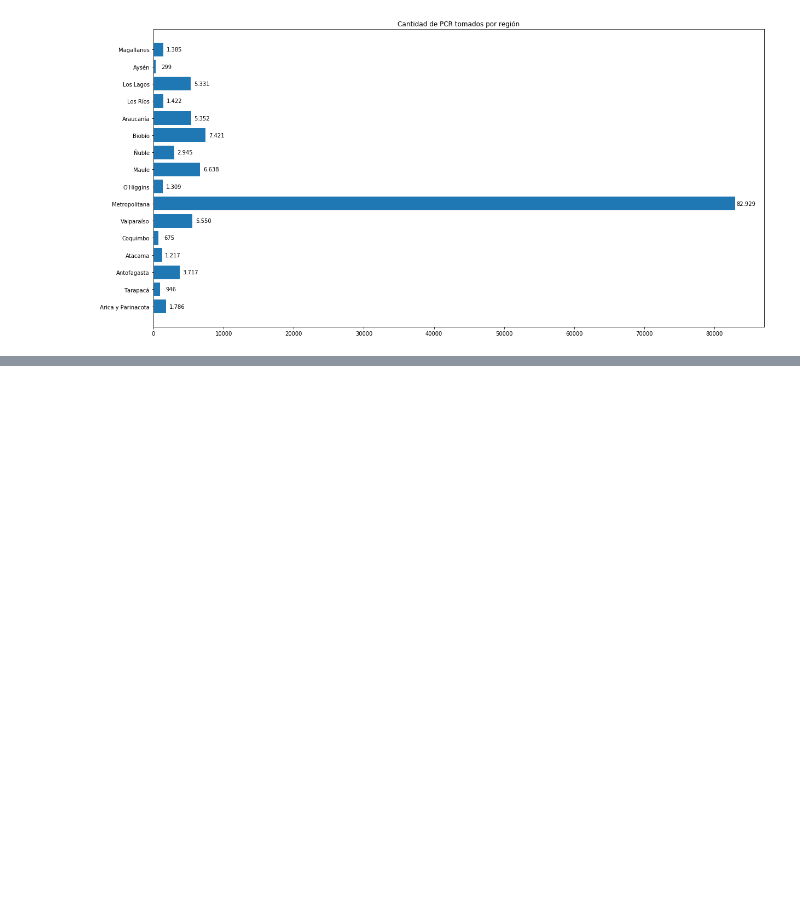
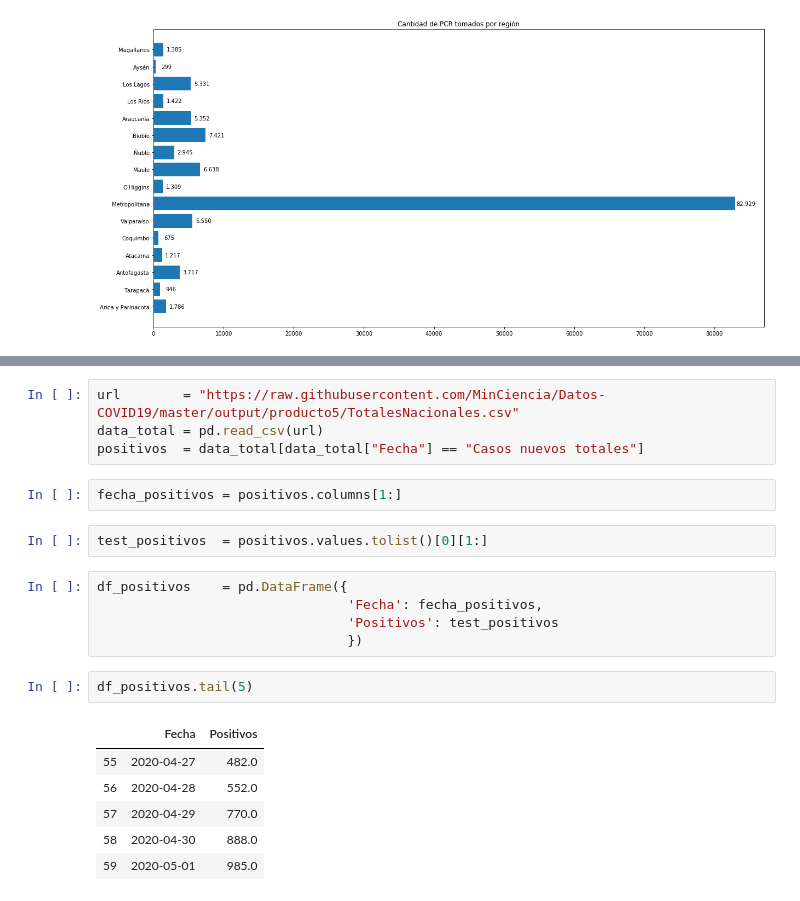
Before and after one commit to patricionicolas/Covid-19-Chile, a Jupyter notebook: PCR.ipynb, the cells around one changed output, grey strips where cells are left out. Drawn from its saved outputs; the diff is of its cells as text; blank space fills up the shorter version.

```diff
--- a/PCR.ipynb
+++ b/PCR.ipynb
@@ -92,0 +115,22 @@ plt.show()
+# %%
+url        = "https://raw.githubusercontent.com/MinCiencia/Datos-COVID19/master/output/producto5/TotalesNacionales.csv"
+data_total = pd.read_csv(url)
+positivos  = data_total[data_total["Fecha"] == "Casos nuevos totales"]
+# %%
+fecha_positivos = positivos.columns[1:]
+# %%
+test_positivos  = positivos.values.tolist()[0][1:]
+# %%
+df_positivos    = pd.DataFrame({
+                                'Fecha': fecha_positivos,
+                                'Positivos': test_positivos
+                                })
+# %%
+df_positivos.tail(5)
+# %% [output]
+|  | Fecha | Positivos |
+| 55 | 2020-04-27 | 482.0 |
+| 56 | 2020-04-28 | 552.0 |
+| 57 | 2020-04-29 | 770.0 |
+| 58 | 2020-04-30 | 888.0 |
+| 59 | 2020-05-01 | 985.0 |
```
Also changed, not shown: parts of 13 cells of this notebook.
